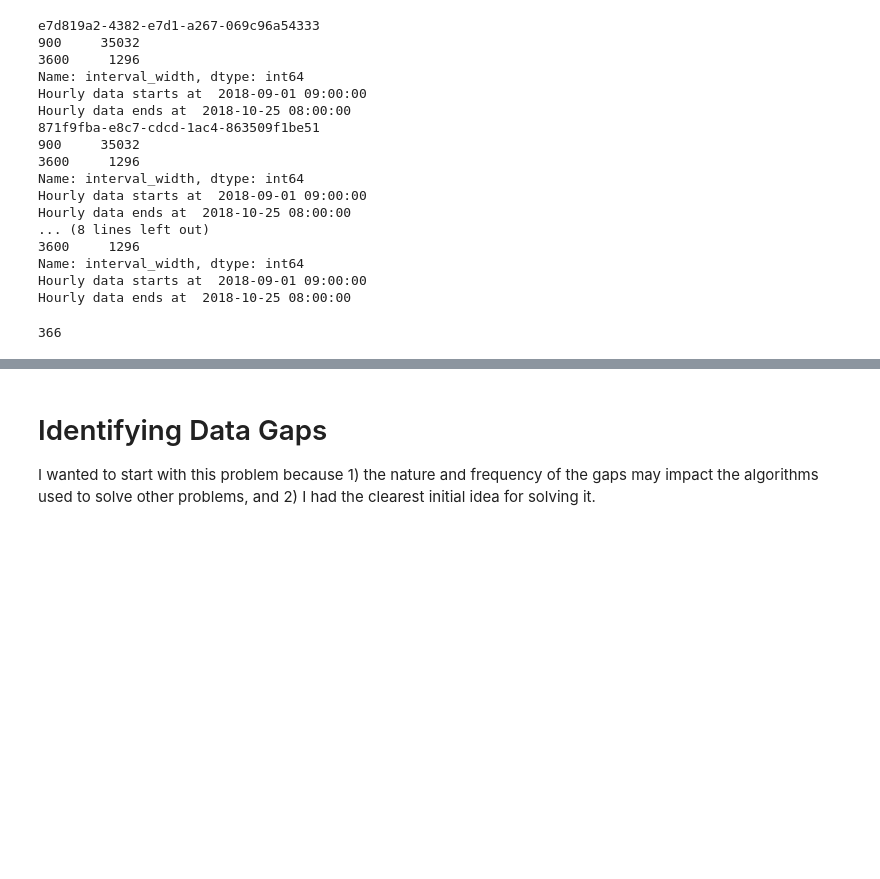
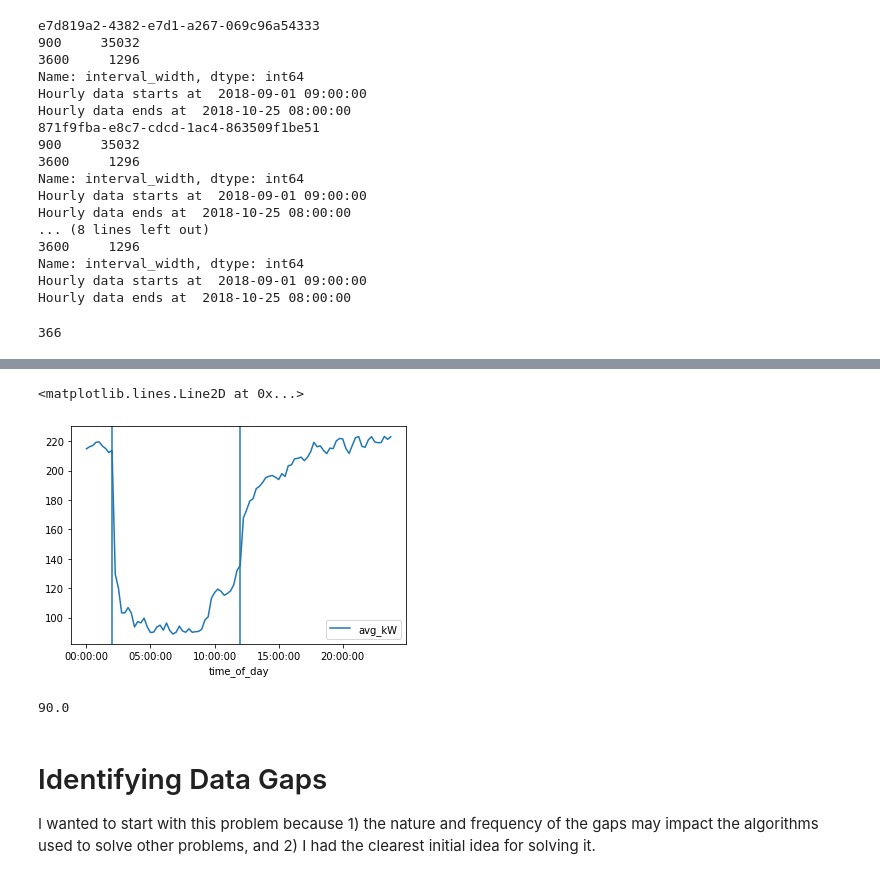
Before and after one commit to NathanVenos/dc-ds-08-26-19, a Jupyter notebook: voltus/Voltus_Project_Nathan.ipynb, the cells around one changed output, grey strips where cells are left out. Cells and saved outputs as stored; diff of their text form; code cells hidden in the pictures; blank space fills up the shorter version.

```diff
--- a/voltus/Voltus_Project_Nathan.ipynb
+++ b/voltus/Voltus_Project_Nathan.ipynb
@@ -177,0 +398,17 @@ all_data_df = pd.read_csv('data/data.csv')
+# %%
+temp_week['near_base_load'] = 0
+temp_week['near_peak_load'] = 0
+temp_week['base_delta'] = 0
+temp_week['peak_delta'] = 0
+temp_week['high_load_period'] = 0
+temp_week['high_start'] = 0
+temp_week['high_stop'] = 0
+for day in temp_week.index.get_level_values(0).unique():
+    temp_week.loc[(day, ), 'near_base_load'] = np.percentile(temp_week.loc[(day, ), 'avg_kW'], 2.5)
+    temp_week.loc[(day, ), 'near_peak_load'] = np.percentile(temp_week.loc[(day, ), 'avg_kW'], 97.5)
+    temp_week.loc[(day, ), 'base_delta'] = temp_week.loc[:, 'avg_kW'] - temp_week.loc[:, 'near_base_load']
+    temp_week.loc[(day, ), 'peak_delta'] = temp_week.loc[:, 'near_peak_load'] - temp_week.loc[:, 'avg_kW']
+    temp_week.loc[(day, ), 'high_load_period'] = temp_week.loc[:, 'base_delta'] > temp_week.loc[:, 'peak_delta']
+
+temp_week['high_load_period'] = temp_week['high_load_period'].astype('int')
+temp_week = high_load_start_stop(temp_week)
@@ -177,0 +455,17 @@ all_data_df = pd.read_csv('data/data.csv')
+# %%
+temp_week.loc[(6, ), ['avg_kW']].plot()
+temp_start = temp_week.xs(6).loc[temp_week.xs(6).loc[:,'high_start'] == 1].index[0]
+temp_start = list(temp_week.xs(6).index).index(temp_start)
+temp_stop = temp_week.xs(6).loc[temp_week.xs(6).loc[:,'high_stop'] == 1].index[0]
+temp_stop = list(temp_week.xs(6).index).index(temp_stop)
+# print(temp_start, temp_stop)
+plt.gca().axvline(temp_start)
+plt.gca().axvline(temp_stop)
+# ax = plt.gca() # get axis handle
+
+# line = ax.lines[0] # get the first line, there might be more
+
+# print(line.get_xdata())
+# %% [output]
+<matplotlib.lines.Line2D at 0x...>
+[figure, added]
@@ -178,3 +474,7 @@ all_data_df = pd.read_csv('data/data.csv')
+# %%
+np.percentile(temp_week.loc[temp_week.index.get_level_values(0) == 6, 'avg_kW'], 2.5)
+# %% [output]
+90.0
 # %% [markdown]
 # Identifying Data Gaps
 I wanted to start with this problem because 1) the nature and frequency of the gaps may impact the algorithms used to solve other problems, and 2) I had the clearest initial idea for solving it.
```
Also changed, not shown: parts of 27 cells of this notebook, 1 other file.
